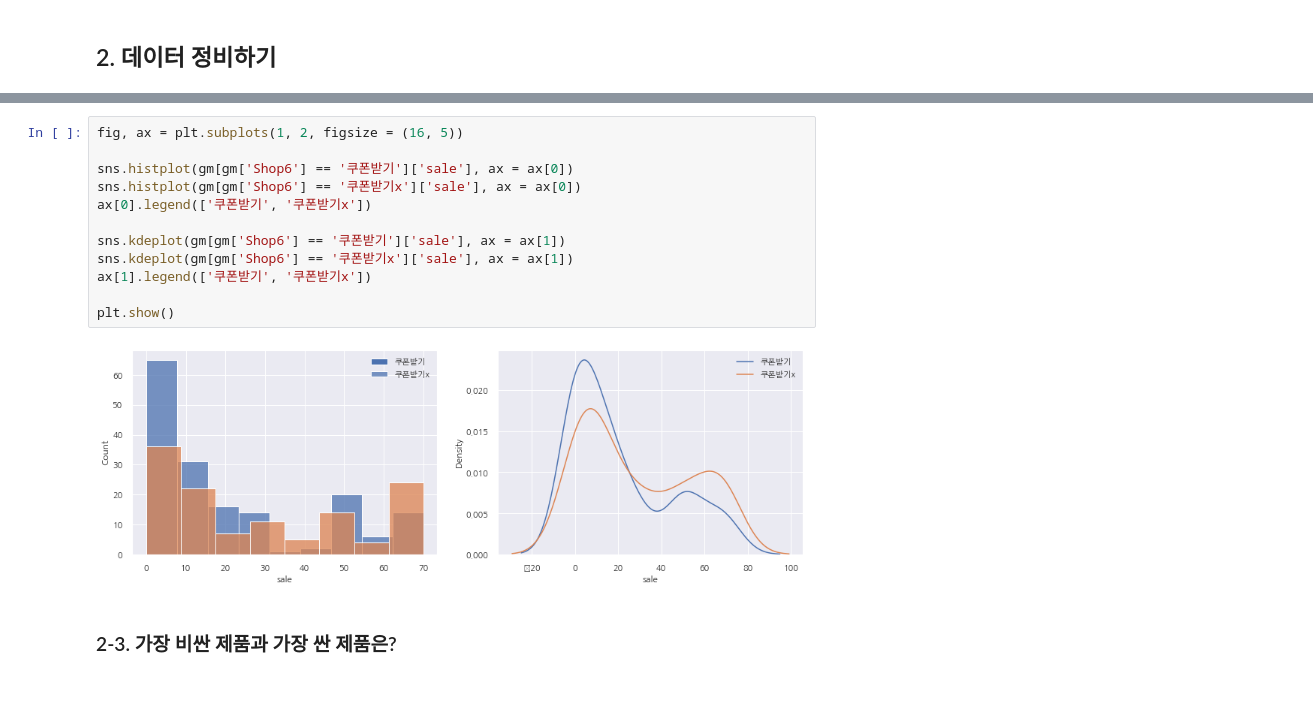
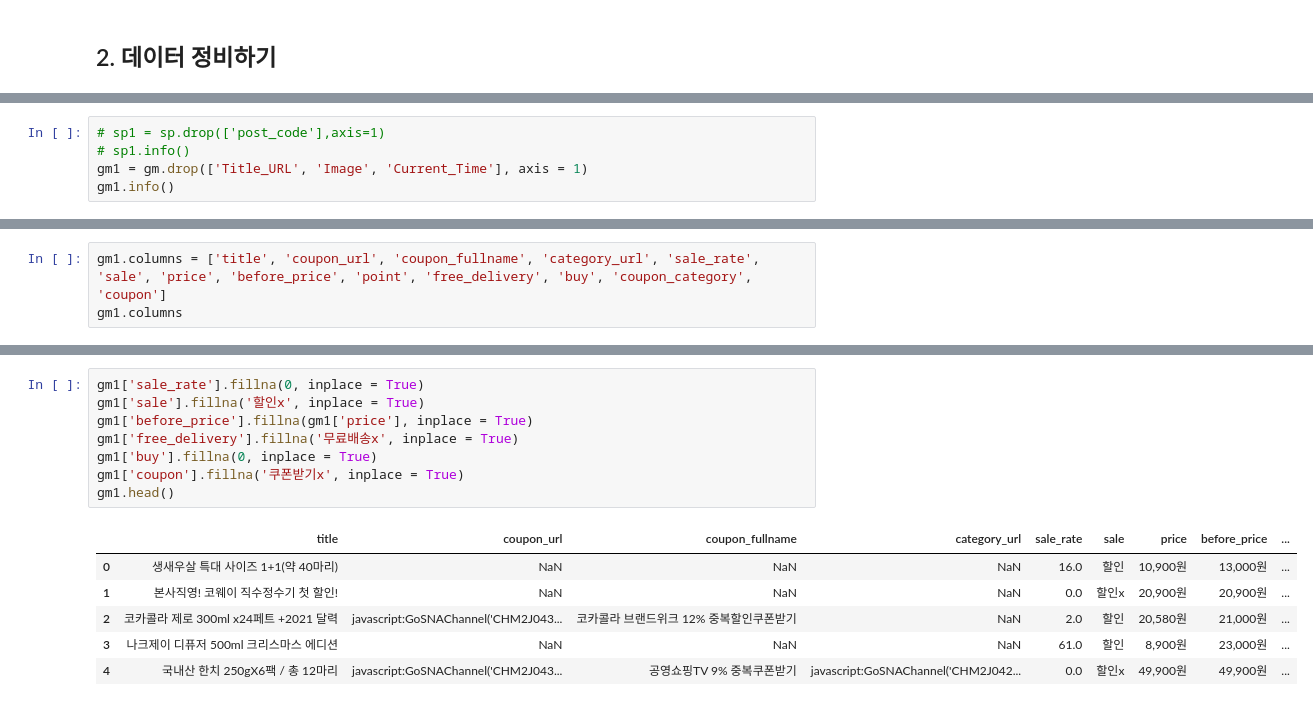
Before and after one commit to JaeHong-Park987/2023_team, a Jupyter notebook: 오픈마켓/오픈마켓(G마켓) 매체별 주문 데이터 분석.ipynb, the cells around one changed output, grey strips where cells are left out. Cells and saved outputs as stored; diff of their text form.

```diff
--- a/오픈마켓/오픈마켓(G마켓) 매체별 주문 데이터 분석.ipynb
+++ b/오픈마켓/오픈마켓(G마켓) 매체별 주문 데이터 분석.ipynb
@@ -177,0 +162,5 @@ G마켓-슈퍼딜 상품 수 :  292
+# %%
+# sp1 = sp.drop(['post_code'],axis=1)
+# sp1.info()
+gm1 = gm.drop(['Title_URL', 'Image', 'Current_Time'], axis = 1)
+gm1.info()
@@ -177,0 +190,3 @@ G마켓-슈퍼딜 상품 수 :  292
+# %%
+gm1.columns = ['title', 'coupon_url', 'coupon_fullname', 'category_url', 'sale_rate', 'sale', 'price', 'before_price', 'point', 'free_delivery', 'buy', 'coupon_category', 'coupon']
+gm1.columns
@@ -275,16 +217,15 @@ dtype: float64
-# %%
-fig, ax = plt.subplots(1, 2, figsize = (16, 5))
-
-sns.histplot(gm[gm['Shop6'] == '쿠폰받기']['sale'], ax = ax[0])
-sns.histplot(gm[gm['Shop6'] == '쿠폰받기x']['sale'], ax = ax[0])
-ax[0].legend(['쿠폰받기', '쿠폰받기x'])
-
-sns.kdeplot(gm[gm['Shop6'] == '쿠폰받기']['sale'], ax = ax[1])
-sns.kdeplot(gm[gm['Shop6'] == '쿠폰받기x']['sale'], ax = ax[1])
-ax[1].legend(['쿠폰받기', '쿠폰받기x'])
-
-plt.show()
-# %% [output]
-[figure, removed]
-# %% [markdown]
-### 2-3. 가장 비싼 제품과 가장 싼 제품은?
+# %%
+gm1['sale_rate'].fillna(0, inplace = True)
+gm1['sale'].fillna('할인x', inplace = True)
+gm1['before_price'].fillna(gm1['price'], inplace = True)
+gm1['free_delivery'].fillna('무료배송x', inplace = True)
+gm1['buy'].fillna(0, inplace = True)
+gm1['coupon'].fillna('쿠폰받기x', inplace = True)
+gm1.head()
+# %% [output]
+|  | title | coupon_url | coupon_fullname | category_url | sale_rate | sale | price | before_price | ... |
+| 0 | 생새우살 특대 사이즈 1+1(약 40마리) | NaN | NaN | NaN | 16.0 | 할인 | 10,900원 | 13,000원 | ... |
+| 1 | 본사직영! 코웨이 직수정수기 첫 할인! | NaN | NaN | NaN | 0.0 | 할인x | 20,900원 | 20,900원 | ... |
+| 2 | 코카콜라 제로 300ml x24페트 +2021 달력 | javascript:GoSNAChannel('CHM2J043... | 코카콜라 브랜드위크 12% 중복할인쿠폰받기 | NaN | 2.0 | 할인 | 20,580원 | 21,000원 | ... |
+| 3 | 나크제이 디퓨저 500ml 크리스마스 에디션 | NaN | NaN | NaN | 61.0 | 할인 | 8,900원 | 23,000원 | ... |
+| 4 | 국내산 한치 250gX6팩 / 총 12마리 | javascript:GoSNAChannel('CHM2J043... | 공영쇼핑TV 9% 중복쿠폰받기 | javascript:GoSNAChannel('CHM2J042... | 0.0 | 할인x | 49,900원 | 49,900원 | ... |
```
Also changed, not shown: parts of 22 cells of this notebook.
